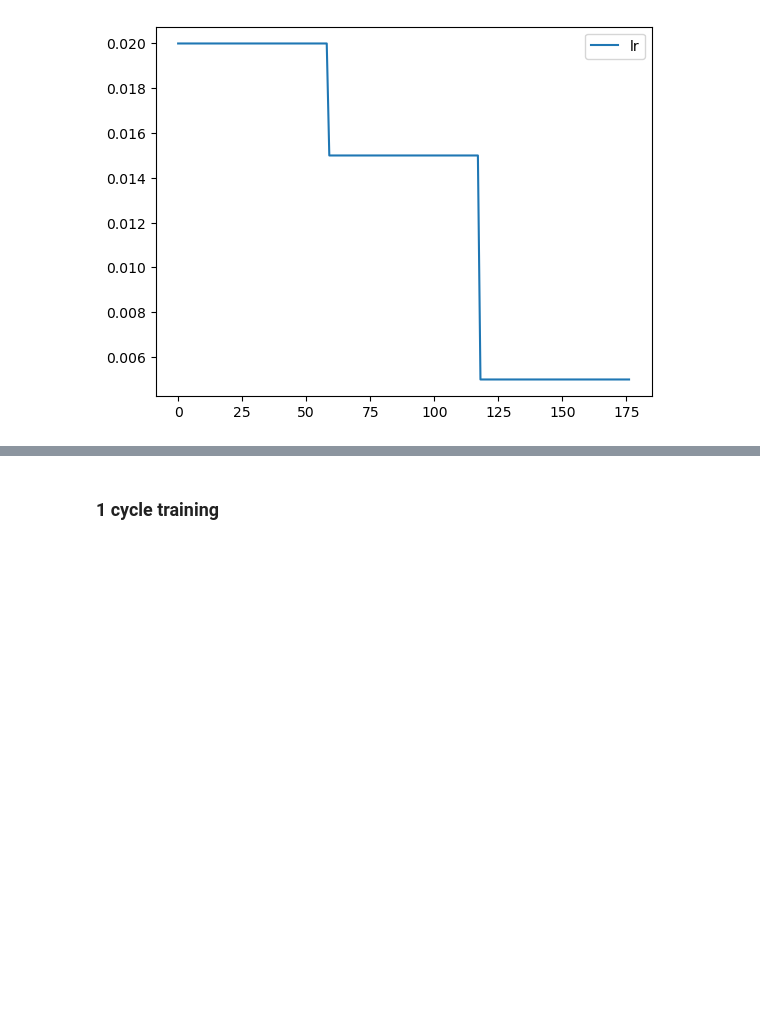
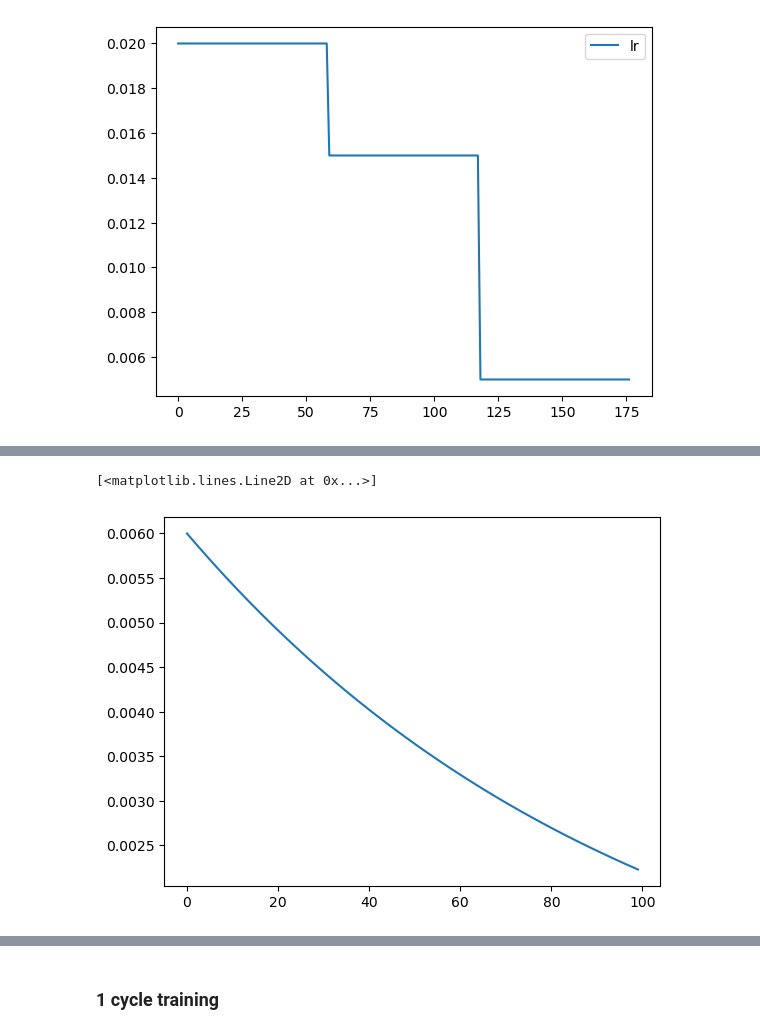
Before and after one commit to Ryvikk/build-miniai, a Jupyter notebook: nbs/12_accleterated_sgd.ipynb, the cells around one changed output, grey strips where cells are left out. Cells and saved outputs as stored; diff of their text form; code cells hidden in the pictures; blank space fills up the shorter version.

```diff
--- a/nbs/12_accleterated_sgd.ipynb
+++ b/nbs/12_accleterated_sgd.ipynb
@@ -516,0 +587,20 @@ rec.plot()
+# %%
+class ExpScheduler():
+    def __init__(self, opt, n_steps):
+        self.opt = opt
+        self.n_steps = n_steps
+        self.i = 0
+        self.current_lr = self._exp_sched(0)
+
+    def _exp_sched(self, x):
+        return self.opt.defaults['lr']*math.exp(-0.01*x)
+
+    def _read_lr(self):
+        self.opt.param_groups[0]['lr'] = self.current_lr
+
+    def step(self):
+        self.current_lr = self._exp_sched(self.i)
+        self._read_lr()
+        self.i += 1
+# %%
+sched_ = ExpScheduler(learn.opt, 100)
@@ -516,0 +621,4 @@ rec.plot()
+# %%
+for i in range(5):
+    sched_.step()
+    print(learn.opt.state_dict)
@@ -516,0 +643,11 @@ rec.plot()
+# %%
+sch = ExpScheduler(learn.opt, 100)
+lrs = []
+for i in range(100):
+    sch.step()
+    lrs.append(sch.current_lr)
+# %%
+plt.plot(range(100), lrs)
+# %% [output]
+[<matplotlib.lines.Line2D at 0x...>]
+[figure, added]
```
Also changed, not shown: parts of 27 cells of this notebook, 4 other files.
